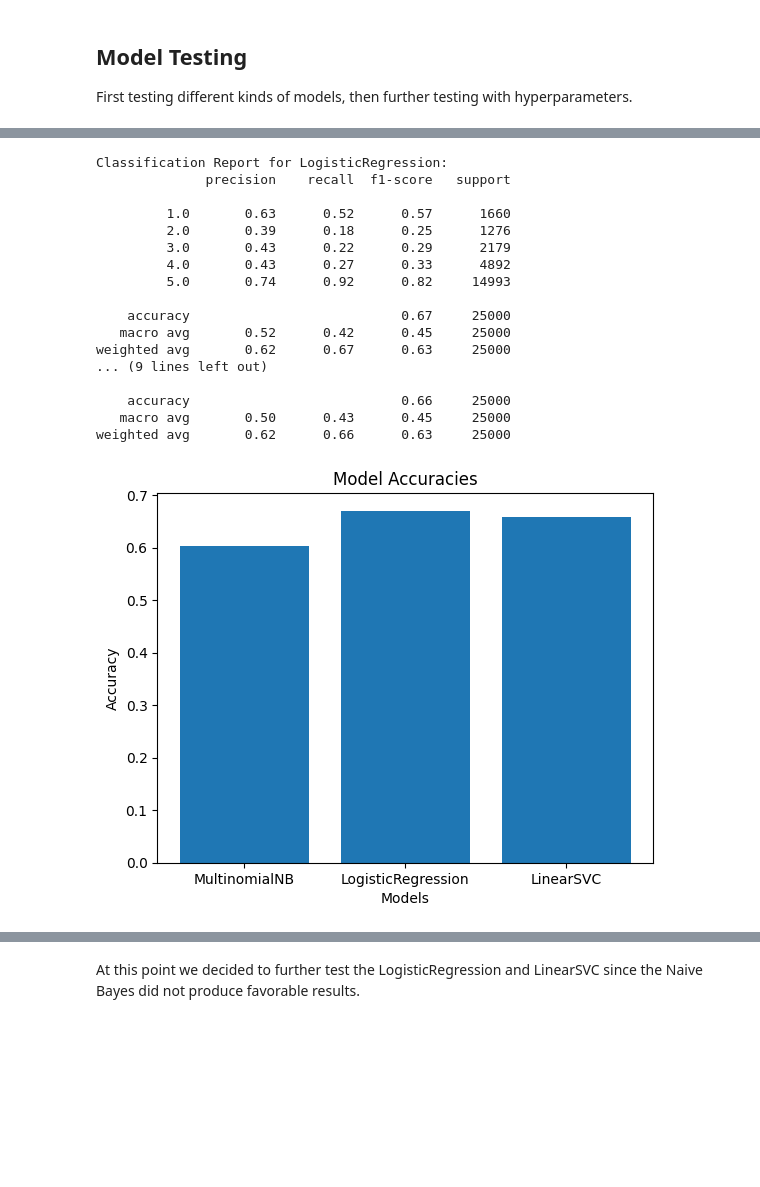
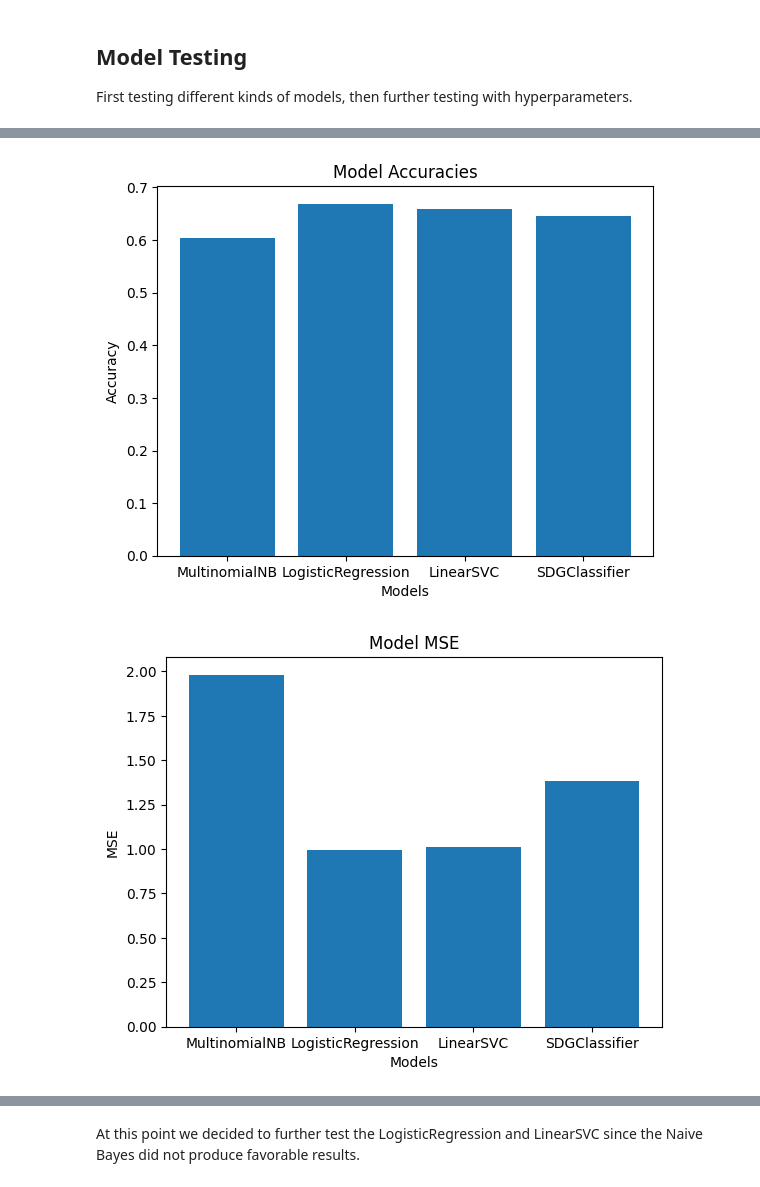
Before and after one commit to dcmaglione/cs505-final-project, a Jupyter notebook: processing.ipynb, the cells around one changed output, grey strips where cells are left out. Saved outputs shown, nothing was run; the diff lists cells and outputs as text; code cells hidden in the pictures; blank space fills up the shorter version.

```diff
--- a/processing.ipynb
+++ b/processing.ipynb
@@ -137,13 +138,16 @@ First testing different kinds of models, then further testing with hyperparamete
 # Create a dictionary to store model instances
 models = {
     'MultinomialNB': MultinomialNB(),
-    'LogisticRegression': LogisticRegression(),
-    'LinearSVC': LinearSVC()
+    'LogisticRegression': LogisticRegression(n_jobs=-1, solver='saga'),
+    'LinearSVC': LinearSVC(),
+    'SDGClassifier': SGDClassifier(n_jobs=-1),
 }
 
 # Create lists to store model names and accuracies for plotting
 model_names = []
 accuracies = []
+mses = []
+rmses = []
 
 # Iterate through models
 for name, model in models.items():
@@ -155,6 +159,8 @@ for name, model in models.items():
 
     # Calculate accuracy
     accuracy = accuracy_score(y_test, y_pred)
+    mse = mean_squared_error(y_test, y_pred)
+    rmse = mean_squared_error(y_test, y_pred, squared=False)
 
     # Print classification report for more detailed metrics
     print(f"Classification Report for {name}:")
@@ -163,6 +169,8 @@ for name, model in models.items():
     # Store model name and accuracy for plotting
     model_names.append(name)
     accuracies.append(accuracy)
+    mses.append(mse)
+    rmses.append(rmse)
 
 # Plotting accuracies
 plt.bar(model_names, accuracies)
@@ -170,6 +178,20 @@ plt.xlabel('Models')
 plt.ylabel('Accuracy')
 plt.title('Model Accuracies')
 plt.show()
+
+# plotting MSE
+plt.bar(model_names, mses)
+plt.xlabel('Models')
+plt.ylabel('MSE')
+plt.title('Model MSE')
+plt.show()
+
+# plotting RMSE
+plt.bar(model_names, rmses)
+plt.xlabel('Models')
+plt.ylabel('RMSE')
+plt.title('Model RMSE')
+plt.show()
 # %% [output]
 Classification Report for MultinomialNB:
               precision    recall  f1-score   support
@@ -193,18 +230,2 @@ Please also refer to the documentation for alternative solver options:
-Classification Report for LogisticRegression:
-              precision    recall  f1-score   support
-
-         1.0       0.63      0.52      0.57      1660
-         2.0       0.39      0.18      0.25      1276
-         3.0       0.43      0.22      0.29      2179
-         4.0       0.43      0.27      0.33      4892
-         5.0       0.74      0.92      0.82     14993
-
-    accuracy                           0.67     25000
-   macro avg       0.52      0.42      0.45     25000
-weighted avg       0.62      0.67      0.63     25000
-... (9 lines left out)
-
-    accuracy                           0.66     25000
-   macro avg       0.50      0.43      0.45     25000
-weighted avg       0.62      0.66      0.63     25000
-[figure, old version]
+[figure, new version]
+[figure, added]
```
Also changed, not shown: parts of 3 cells of this notebook.
